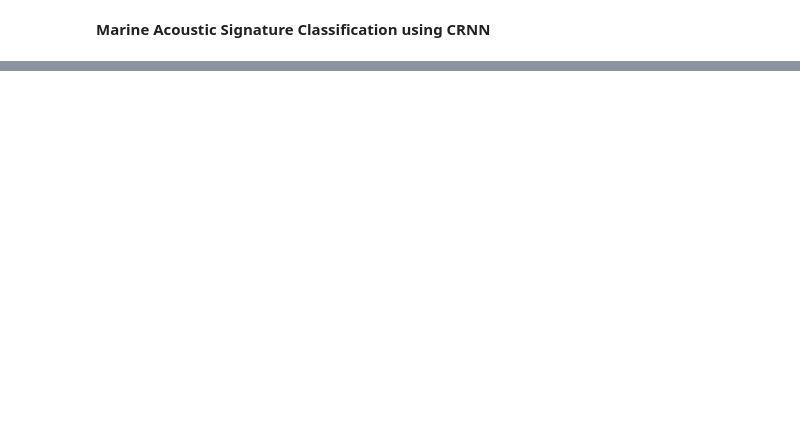
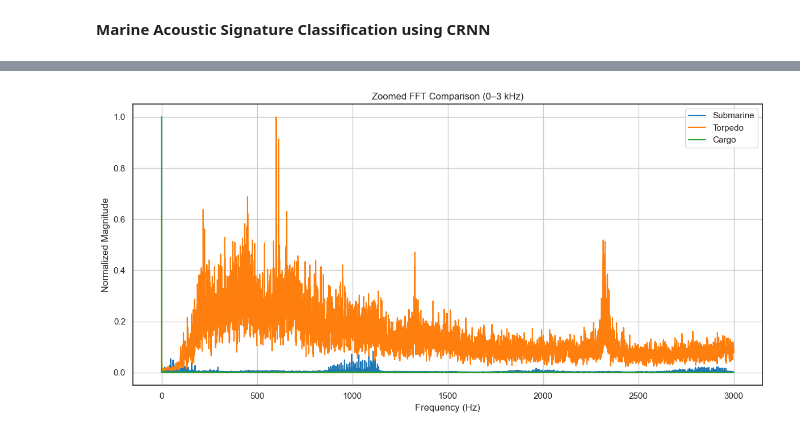
Before and after one commit to Dhanushi2620/AquaSignature, a Jupyter notebook: AquaSignature.ipynb, the cells around one changed output, grey strips where cells are left out. Cells and saved outputs as stored; diff of their text form; code cells hidden in the pictures; blank space fills up the shorter version.

```diff
--- a/AquaSignature.ipynb
+++ b/AquaSignature.ipynb
@@ -326,0 +536,21 @@ y shape: (559,)
+# %%
+labels_to_plot = ['Submarine', 'Torpedo', 'Cargo']
+
+plt.figure(figsize=(12, 6))
+for label in labels_to_plot:
+    fft = averages[label]
+    norm_fft = fft / np.max(fft)
+    freqs = np.fft.fftfreq(len(fft) * 2, d=1/sr)[:len(fft)]
+    max_hz = 3000
+    max_bin = np.argmax(freqs >= max_hz)
+    plt.plot(freqs[:max_bin], norm_fft[:max_bin], label=label)
+
+plt.title("Zoomed FFT Comparison (0–3 kHz)")
+plt.xlabel("Frequency (Hz)")
+plt.ylabel("Normalized Magnitude")
+plt.legend()
+plt.grid(True)
+plt.tight_layout()
+plt.show()
+# %% [output]
+[figure, added]
```
Also changed, not shown: parts of 70 cells of this notebook.
